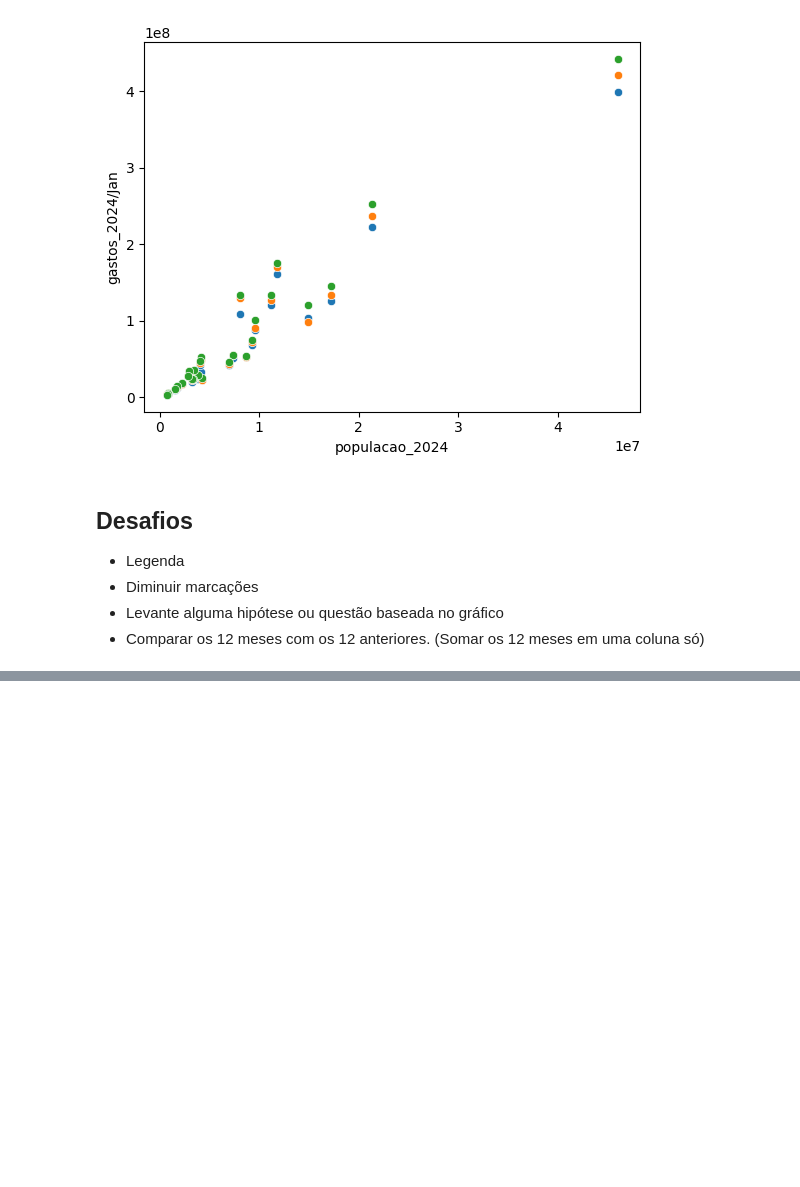
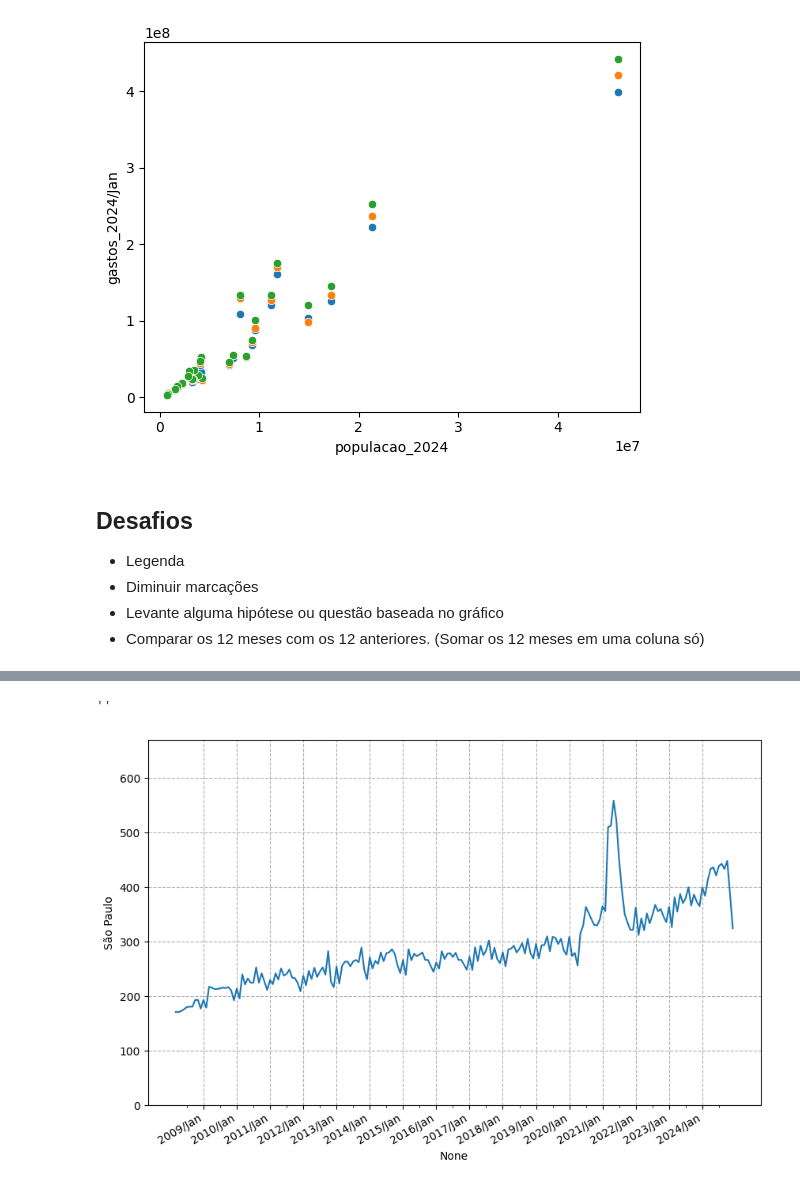
Before and after one commit to victoria-menezes/fiap-data-analytics, a Jupyter notebook: fase_1/2.Visualizacao de dados.ipynb, the cells around one changed output, grey strips where cells are left out. Cells and saved outputs as stored; diff of their text form; code cells hidden in the pictures; blank space fills up the shorter version.

```diff
--- a/fase_1/2.Visualizacao de dados.ipynb
+++ b/fase_1/2.Visualizacao de dados.ipynb
@@ -345,0 +356,6 @@ sns.scatterplot(data = df_gastos_habitantes_2024, x = 'populacao_2024', y = 'gas
+# %%
+df_gastos_mensais = df_gastos_numericos_sem_total.T
+# %%
+colunas = df_gastos_mensais.columns
+colunas_new = [x[3:] for x in colunas]
+df_gastos_mensais.columns = colunas_new
@@ -345,0 +372,18 @@ sns.scatterplot(data = df_gastos_habitantes_2024, x = 'populacao_2024', y = 'gas
+# %%
+estado = 'São Paulo'
+max = df_gastos_mensais[estado].max()
+
+plt.figure(figsize=(10,6))
+axis = sns.lineplot(data=df_gastos_mensais, x = df_gastos_mensais.index, y=estado)
+plt.xticks(rotation=30, ha='right')
+
+plt.ylim(0, max + max*0.2)
+
+
+axis.xaxis.set_major_locator(ticker.IndexLocator(base=12, offset=10))
+axis.xaxis.set_minor_locator(ticker.IndexLocator(base=12, offset=4))
+plt.grid(linestyle='--')
+;
+# %% [output]
+''
+[figure, added]
```
Also changed, not shown: parts of 27 cells of this notebook, 3 other files.
